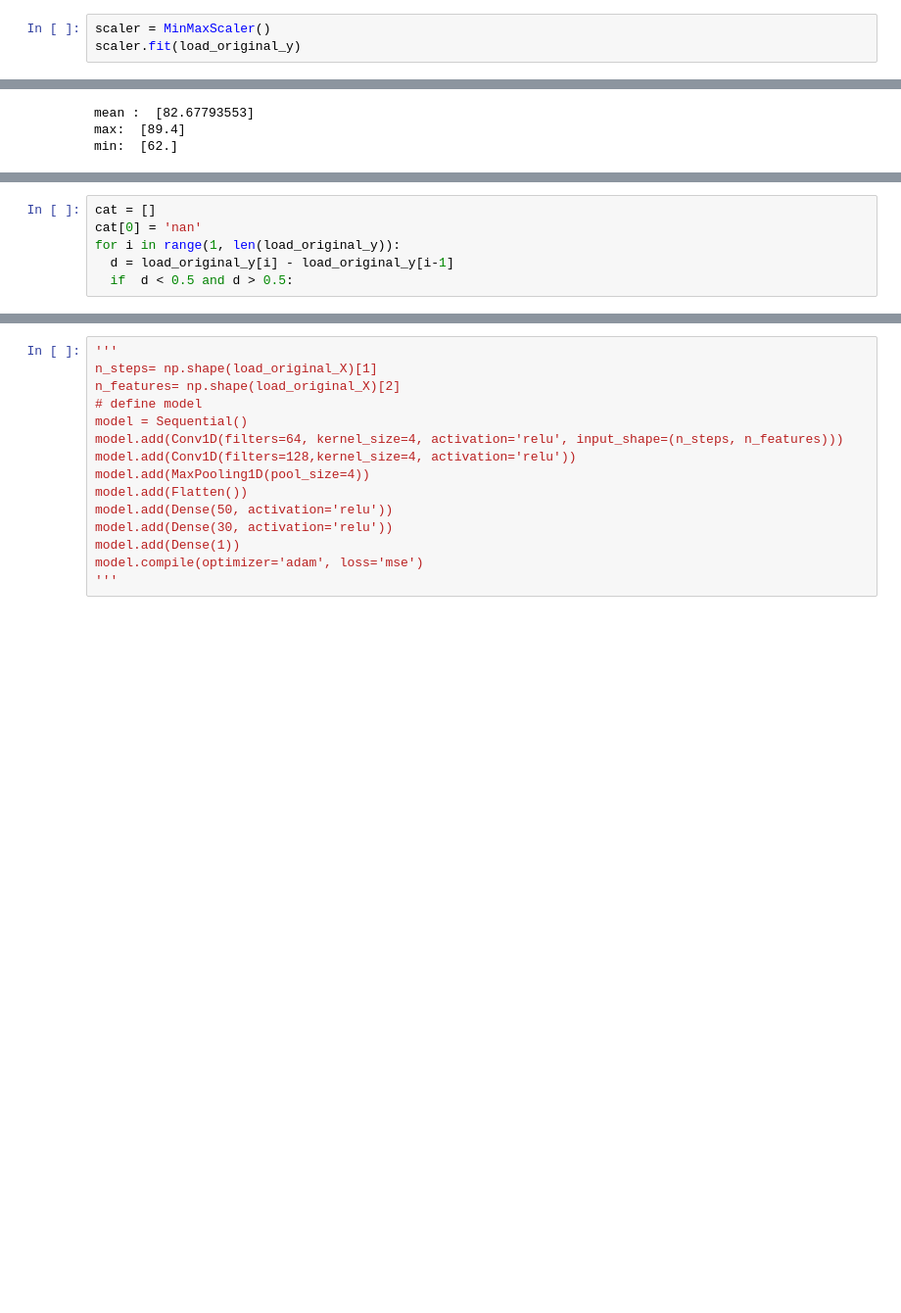
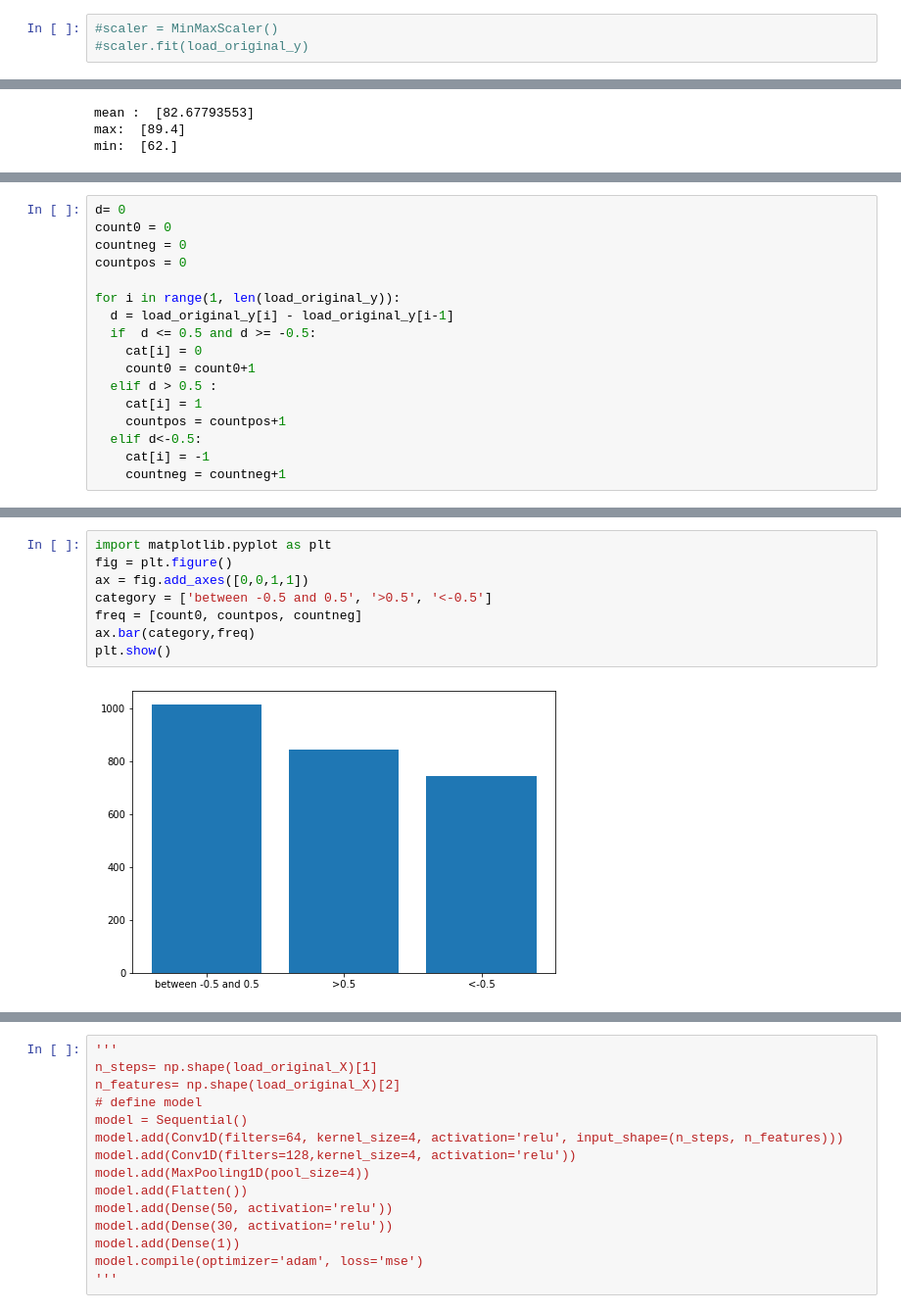
Before and after one commit to sthapa123/CNN_TimeSeriesAnalysis, a Jupyter notebook: training_1DCNN_TS.ipynb, the cells around one changed output, grey strips where cells are left out. Shown: that part at 98% size. Drawn from its saved outputs; the diff is of its cells as text; blank space fills up the shorter version.

```diff
--- a/training_1DCNN_TS.ipynb
+++ b/training_1DCNN_TS.ipynb
@@ -43,3 +94,3 @@ from sklearn.preprocessing import MinMaxScaler
 # %%
-scaler = MinMaxScaler()
-scaler.fit(load_original_y)
+#scaler = MinMaxScaler()
+#scaler.fit(load_original_y)
@@ -89,6 +145,17 @@ np.zeros(load)
 # %%
-cat = []
-cat[0] = 'nan'
+d= 0
+count0 = 0
+countneg = 0
+countpos = 0
+
 for i in range(1, len(load_original_y)):
   d = load_original_y[i] - load_original_y[i-1]
-  if  d < 0.5 and d > 0.5:
+  if  d <= 0.5 and d >= -0.5:
+    cat[i] = 0
+    count0 = count0+1
+  elif d > 0.5 :
+    cat[i] = 1
+    countpos = countpos+1
+  elif d<-0.5:
+    cat[i] = -1
+    countneg = countneg+1
@@ -99,0 +175,10 @@ load_original_y_t=scaler.transform(load_original_y)
+# %%
+import matplotlib.pyplot as plt
+fig = plt.figure()
+ax = fig.add_axes([0,0,1,1])
+category = ['between -0.5 and 0.5', '>0.5', '<-0.5']
+freq = [count0, countpos, countneg]
+ax.bar(category,freq)
+plt.show()
+# %% [output]
+[figure, added]
```
Also changed, not shown: parts of 33 cells of this notebook.
